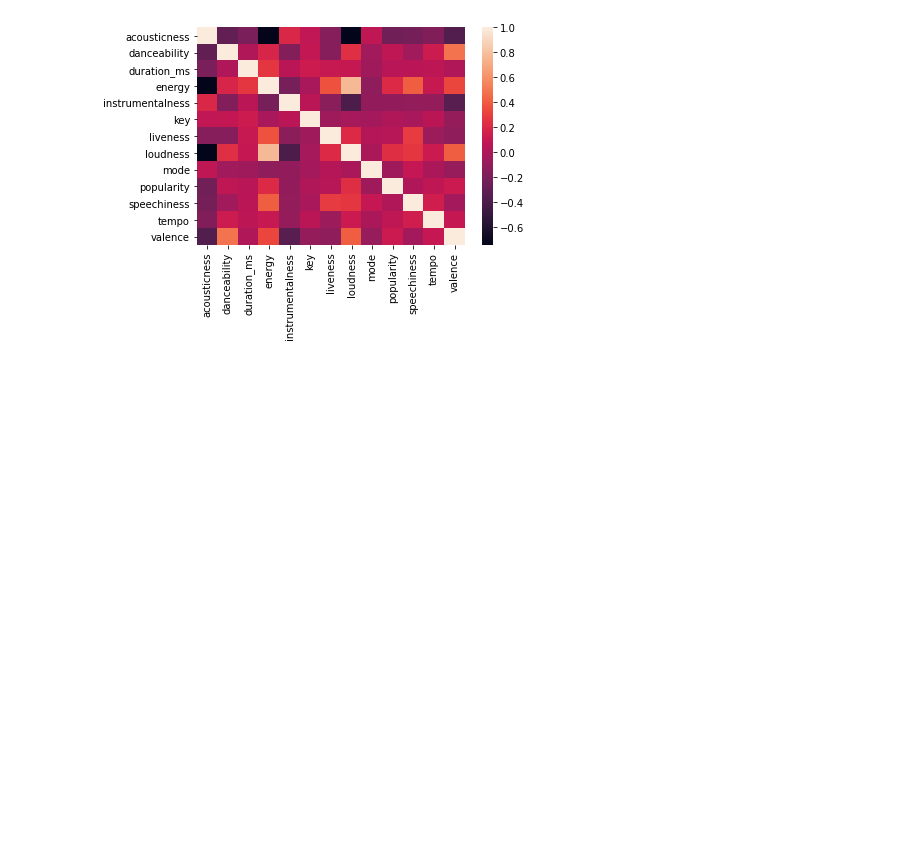
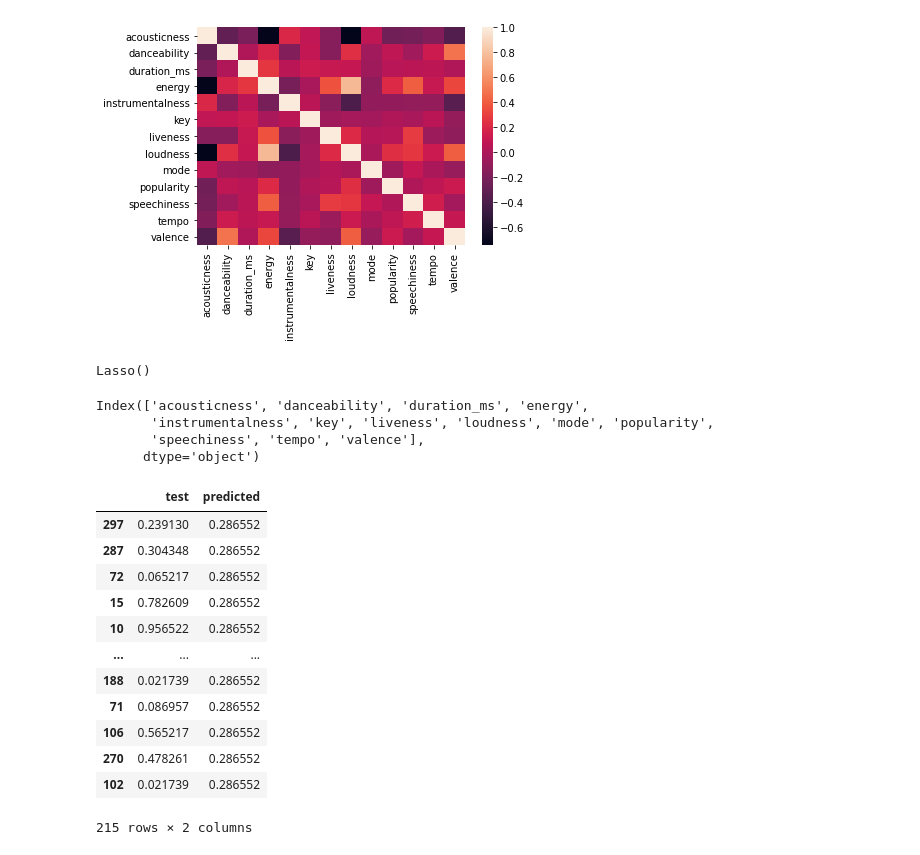
Before and after one commit to ninahew/music_machine, a Jupyter notebook: code/Marvelous Music Machine.ipynb, the cells around one changed output. Drawn from its saved outputs; the diff is of its cells as text; code cells hidden in the pictures; blank space fills up the shorter version.

```diff
--- a/code/Marvelous Music Machine.ipynb
+++ b/code/Marvelous Music Machine.ipynb
@@ -103,0 +110,34 @@ sns.heatmap(df_normalized.corr())
+# %%
+from sklearn import linear_model
+from sklearn.model_selection import train_test_split
+
+X_train, X_test, y_train, y_test = train_test_split(X, y, test_size=0.30, random_state=42)
+model = linear_model.Lasso(alpha= 1.0)
+model.fit(X_train, y_train)
+# %% [output]
+Lasso()
+# %%
+df_normalized.columns
+# %% [output]
+Index(['acousticness', 'danceability', 'duration_ms', 'energy',
+       'instrumentalness', 'key', 'liveness', 'loudness', 'mode', 'popularity',
+       'speechiness', 'tempo', 'valence'],
+      dtype='object')
+# %%
+y_pred = model.predict(X_train)
+first_test = pd.DataFrame({'test':y_train, 'predicted':y_pred})
+first_test
+# %% [output]
+|  | test | predicted |
+| 297 | 0.239130 | 0.286552 |
+| 287 | 0.304348 | 0.286552 |
+| 72 | 0.065217 | 0.286552 |
+| 15 | 0.782609 | 0.286552 |
+| 10 | 0.956522 | 0.286552 |
+| ... | ... | ... |
+| 188 | 0.021739 | 0.286552 |
+| 71 | 0.086957 | 0.286552 |
+| 106 | 0.565217 | 0.286552 |
+| 270 | 0.478261 | 0.286552 |
+| 102 | 0.021739 | 0.286552 |
+215 rows × 2 columns
```
Also changed, not shown: parts of 9 cells of this notebook.
